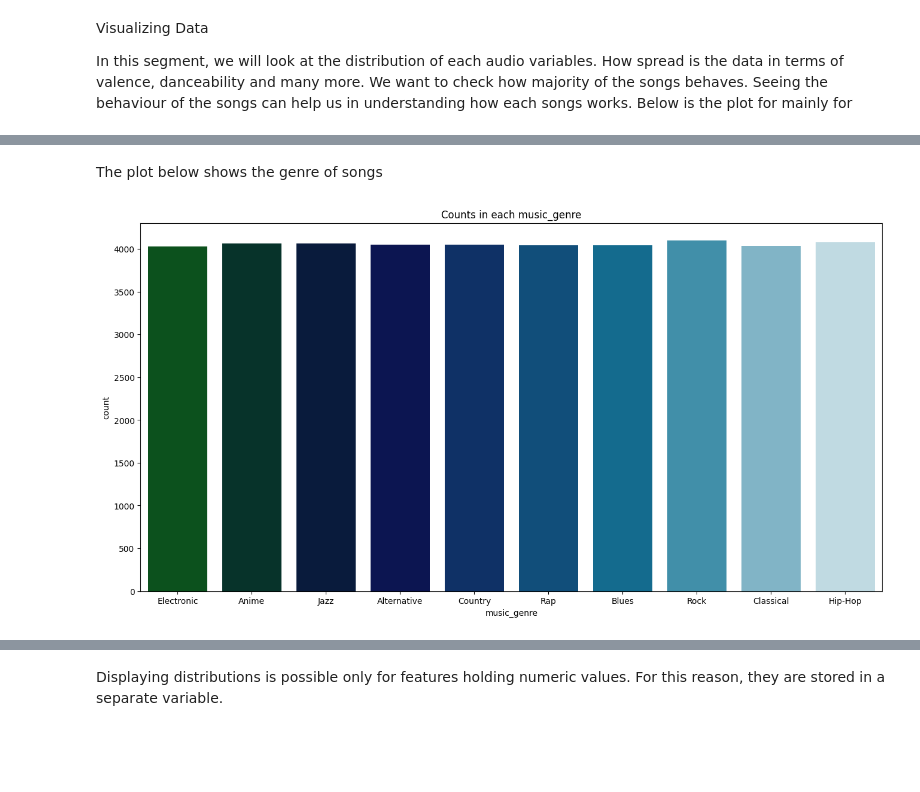
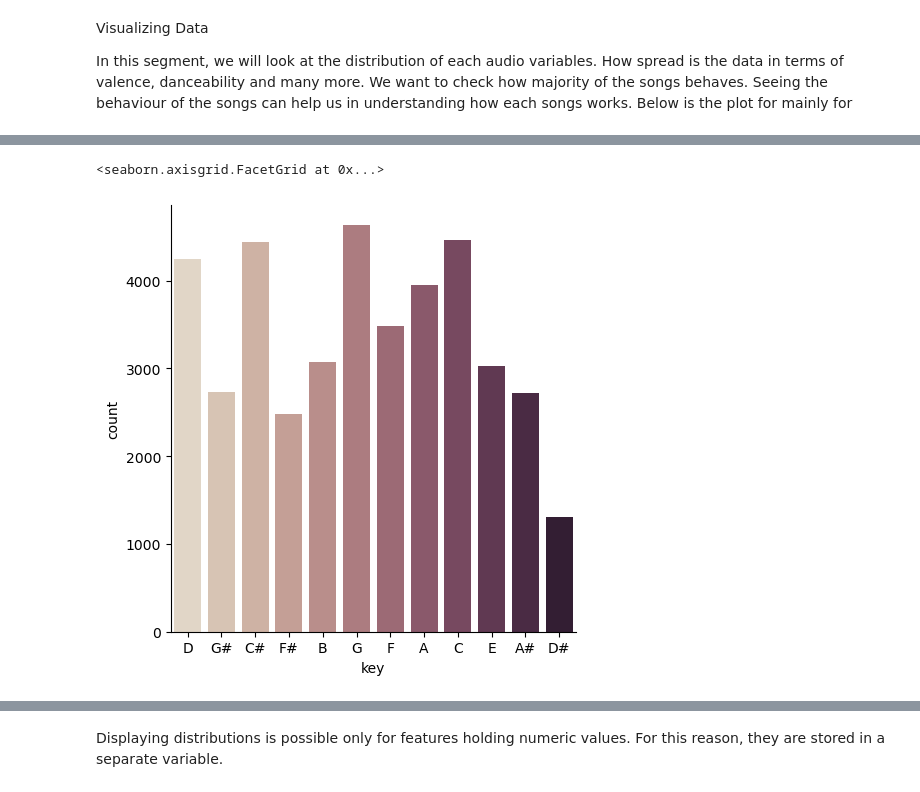
Before and after one commit to tanvi-jain3/SC1015-Song-Genre-Classification, a Jupyter notebook: 2) Data Exploratory Analysis .ipynb, the cells around one changed output, grey strips where cells are left out. Drawn from its saved outputs; the diff is of its cells as text; code cells hidden in the pictures; blank space fills up the shorter version.

```diff
--- a/2) Data Exploratory Analysis .ipynb
+++ b/2) Data Exploratory Analysis .ipynb
@@ -104,7 +65,5 @@ plot_counts("mode")
-# %% [markdown]
-The plot below shows the genre of songs
-# %%
-plt.figure(figsize = (16, 8))
-plot_counts("music_genre")
-# %% [output]
-[figure, removed]
+# %%
+sns.catplot(data=music, x= "key", kind="count", palette="ch:.25")
+# %% [output]
+<seaborn.axisgrid.FacetGrid at 0x...>
+[figure, added]
```
Also changed, not shown: parts of 17 cells of this notebook, 2 other files.
